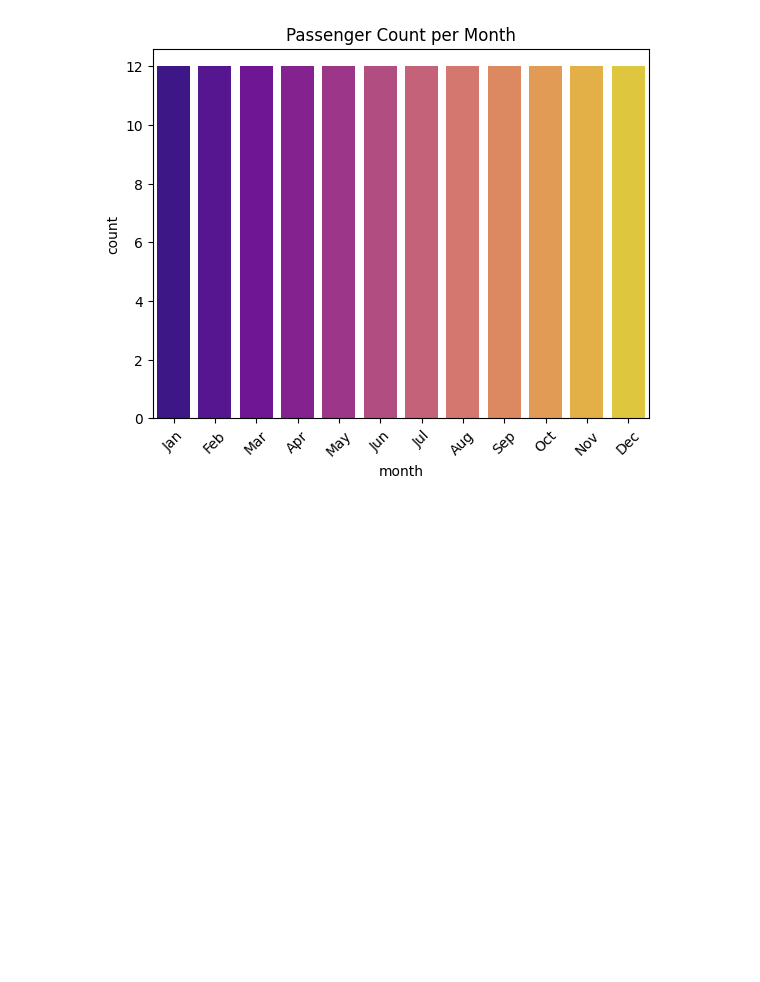
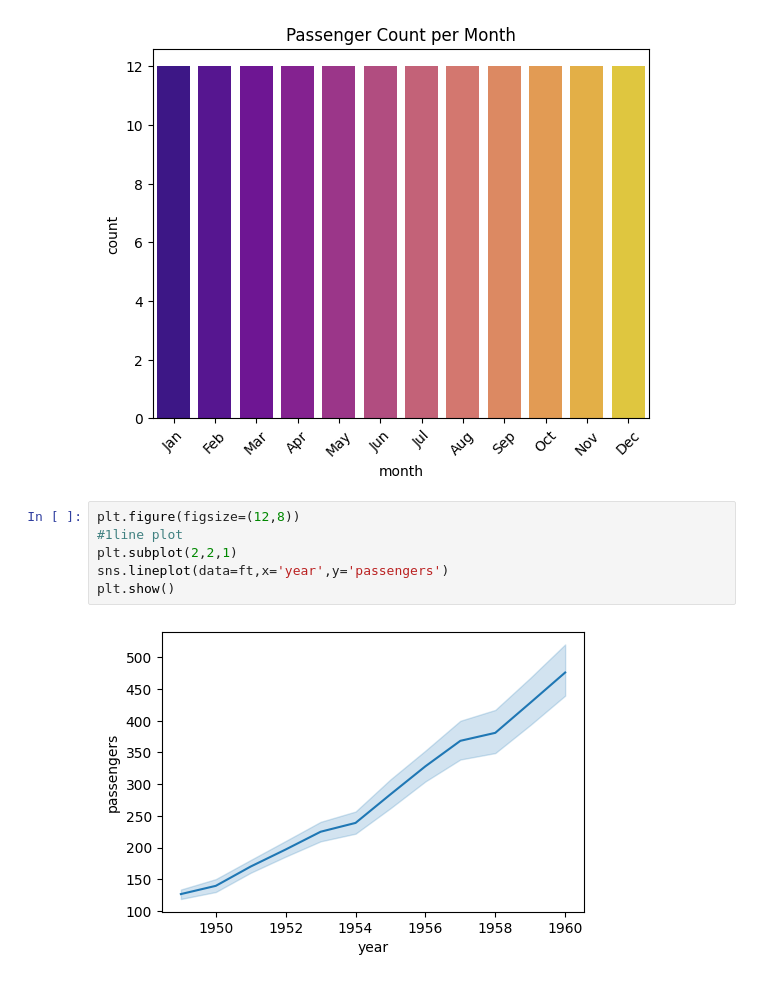
Before and after one commit to AaminSingh/Data-Science-, a Jupyter notebook: Day_10/seaborn.ipynb, the cells around one changed output. Drawn from its saved outputs; the diff is of its cells as text; blank space fills up the shorter version.

Commit message:
adding the line plot

```diff
--- a/Day_10/seaborn.ipynb
+++ b/Day_10/seaborn.ipynb
@@ -109,3 +109,11 @@ Passing `palette` without assigning `hue` is deprecated and will be removed in v
 
   sns.countplot(data = ft,x='month',palette = 'plasma')
 [figure]
+# %%
+plt.figure(figsize=(12,8))
+#1line plot
+plt.subplot(2,2,1)
+sns.lineplot(data=ft,x='year',y='passengers')
+plt.show()
+# %% [output]
+[figure, added]
```
